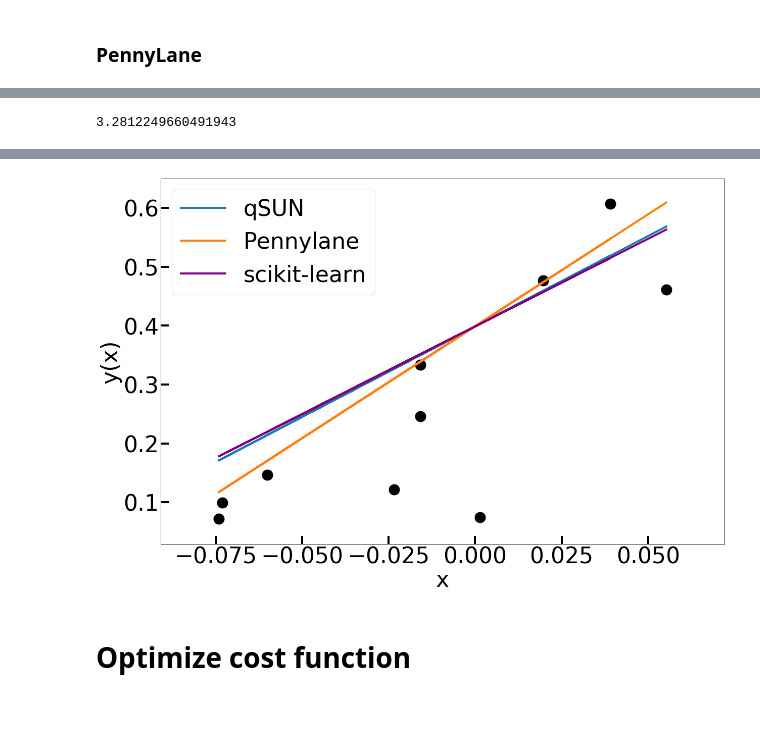
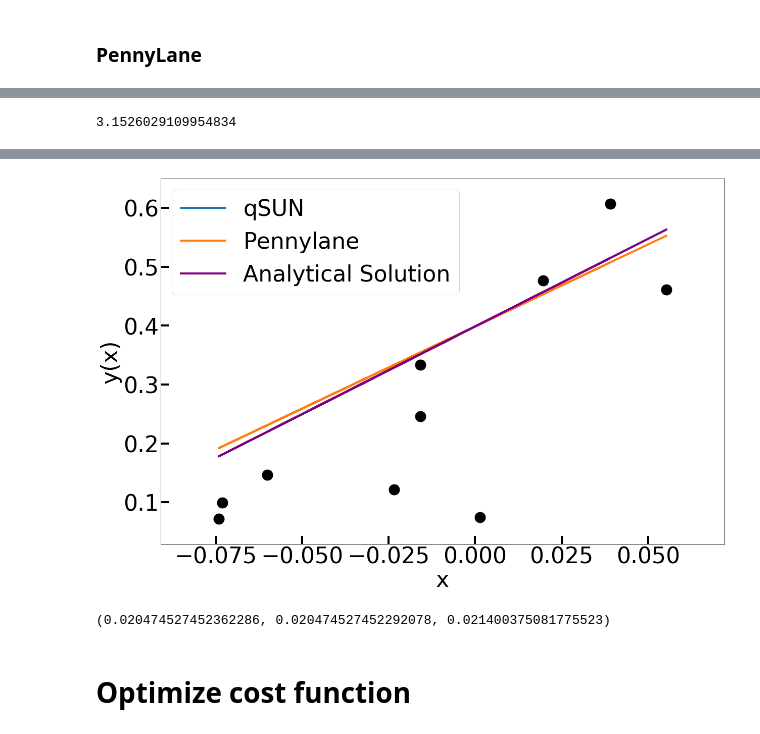
Before and after one commit to ChuongQuoc1413017/Quantum_Virtual_Machine, a Jupyter notebook: Performance with PennyLane.ipynb, the cells around one changed output, grey strips where cells are left out. Saved outputs shown, nothing was run; the diff lists cells and outputs as text; code cells hidden in the pictures.

```diff
--- a/Performance with PennyLane.ipynb
+++ b/Performance with PennyLane.ipynb
@@ -99,8 +121,8 @@ def grad(x_true, y_true, coef_params, intercept_params, shift, eta, boundary):
         for x, y in zip(x_true, y_true):
             intercept_diff[i] -= (y-predict(x, coef_params, intercept_params, boundary))*(output(intercept_params_1)-output(intercept_params_2))/(2*np.sin(shift))
 
-    coef_diff = coef_diff*2/len(y_true)
-    intercept_diff = intercept_diff*2/len(y_true)
+    coef_diff = coef_diff*boundary*2/len(y_true)
+    intercept_diff = intercept_diff*boundary*2/len(y_true)
 
     for i in range(len(coef_params)):
         coef_params[i] = coef_params[i] - eta*coef_diff[i]
@@ -117,16 +139,16 @@ def grad(x_true, y_true, coef_params, intercept_params, shift, eta, boundary):
 coef_params = np.array([-1.03295171, -0.64020581])
 intercept_params = np.array([ 0.84085179, -0.5721947 ])
 # %%
-coef_params = np.random.normal(size=(2,))
-intercept_params = np.random.normal(size=(2,))
+# coef_params = np.random.normal(size=(2,))
+# intercept_params = np.random.normal(size=(2,))
 # %%
 start = time.time()
 costs_train_qlr = []
 costs_test_qlr = []
 for i in range(1000):
     coef_params, intercept_params = grad(X_train, y_train, coef_params, intercept_params, np.pi/20, eta=0.1, boundary=10)
-    costs_train_qlr.append(errors(X_train, y_train, coef_params, intercept_params, boundary))
-    costs_test_qlr.append(errors(X_test, y_test, coef_params, intercept_params, boundary))
+#     costs_train_qlr.append(errors(X_train, y_train, coef_params, intercept_params, boundary))
+#     costs_test_qlr.append(errors(X_test, y_test, coef_params, intercept_params, boundary))
 end = time.time()
 # %%
 coef_params, intercept_params
@@ -143,11 +164,0 @@ print(end-start)
-# %%
-# https://stackoverflow.com/questions/3899980/how-to-change-the-font-size-on-a-matplotlib-plot
-SIZE = 34*1.3
-
-plt.rc('font', size=SIZE)          # controls default text sizes
-plt.rc('axes', titlesize=SIZE)     # fontsize of the axes title
-plt.rc('axes', labelsize=SIZE)    # fontsize of the x and y labels
-plt.rc('xtick', labelsize=SIZE)    # fontsize of the tick labels
-plt.rc('ytick', labelsize=SIZE)    # fontsize of the tick labels
-plt.rc('legend', fontsize=SIZE)    # legend fontsize
-plt.rc('figure', titlesize=SIZE)  # fontsize of the figure title
@@ -208,7 +206,7 @@ y_pred_qml = coef*X_test.flatten() + intercept
 # %%
 end-start
 # %% [output]
-3.2812249660491943
+3.1526029109954834
 # %%
 # https://stackoverflow.com/questions/3899980/how-to-change-the-font-size-on-a-matplotlib-plot
 SIZE = 34*1.3
@@ -225,7 +223,7 @@ plt.figure(figsize=(20,13.33))
 plt.scatter(X_test, y_test, s=440, color='black', )
 plt.plot(X_test, predict(X_test, coef_params, intercept_params, boundary=10), linewidth=4, label='qSUN')
 plt.plot(X_test, y_pred_qml, linewidth=4, label='Pennylane')
-plt.plot(X_test, y_pred, linewidth=4, label='scikit-learn', color='purple')
+plt.plot(X_test, y_pred_exact, linewidth=4, label='Analytical Solution', color='purple')
 # plt.plot(X_test, predict(X_test, coef_params, intercept_params, boundary=10), 'o--', linewidth=4, markersize=24, label='qSUN')
 # plt.plot(X_test, y_pred_qml, 'v--', linewidth=4, markersize=24, label='Pennylane')
 # plt.plot(X_test, y_pred, 'd--', linewidth=4, markersize=24, label='scikit-learn', color='purple')
@@ -235,6 +233,6 @@ plt.tick_params(axis="y", which = 'minor', direction="in", length=8, width=4)
 plt.xlabel('x')
 plt.ylabel('y(x)')
 plt.legend()
-# plt.savefig('compare_linear_regression.png')
-# plt.savefig('compare_linear_regression.eps', format='eps')
+plt.savefig('compare_linear_regression_new.png')
+plt.savefig('compare_linear_regression_new.eps', format='eps')
 # %% [output]
@@ -242,4 +241,8 @@ plt.legend()
-[figure, old version]
+[figure, new version]
+# %%
+mean_squared_error(y_test, y_pred_exact), mean_squared_error(y_test, predict(X_test, coef_params, intercept_params, boundary=10)), mean_squared_error(y_test, y_pred_qml)
+# %% [output]
+(0.020474527452362286, 0.020474527452292078, 0.021400375081775523)
 # %% [markdown]
 # Optimize cost function
 # %% [markdown]
```
Also changed, not shown: parts of 13 cells of this notebook.
